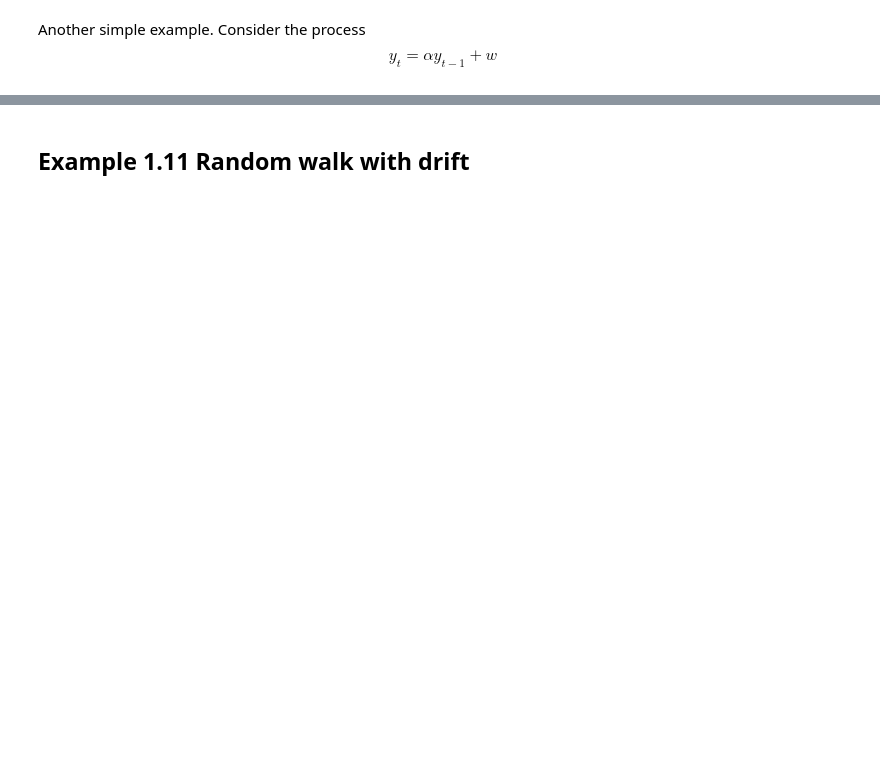
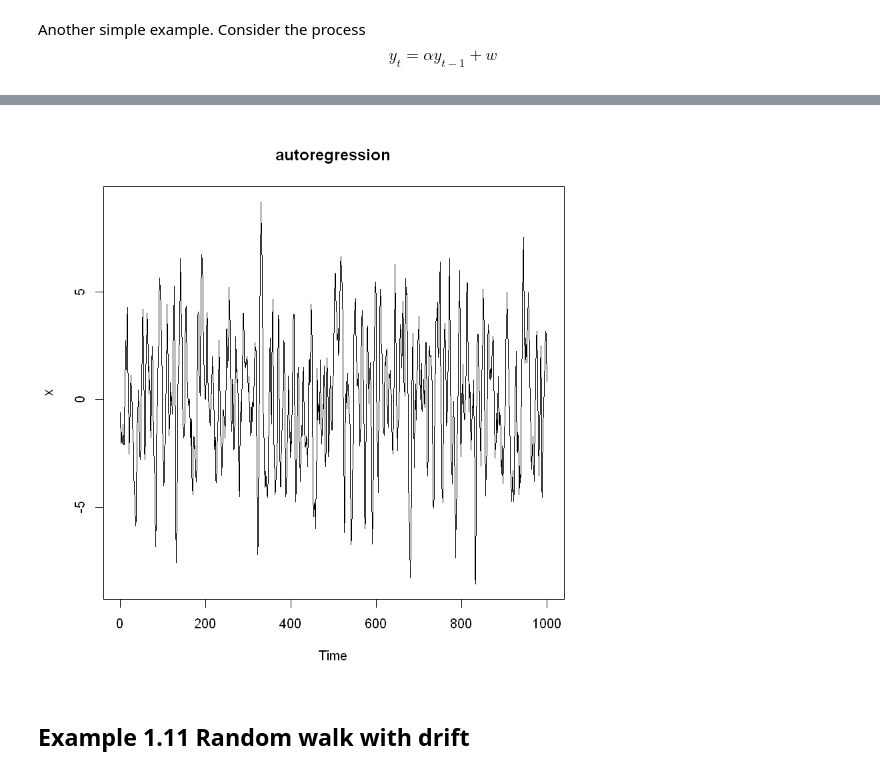
Before and after one commit to gdlunga/working, a Jupyter notebook: R/appunti/econometria_1.ipynb, the cells around one changed output, grey strips where cells are left out. Saved outputs shown, nothing was run; the diff lists cells and outputs as text; code cells hidden in the pictures; blank space fills up the shorter version.

```diff
--- a/R/appunti/econometria_1.ipynb
+++ b/R/appunti/econometria_1.ipynb
@@ -267,3 +280,9 @@ y variance (predicted) =  4.958238
+# %%
+w=rnorm(1000)
+x= filter(w, filter=c(1.5,-0.7),method="recursive")
+plot.ts(x, main="autoregression")
+# %% [output]
+[figure, added]
 # %% [markdown]
 ## Example 1.11 Random walk with drift
 # %%
```
Also changed, not shown: parts of 13 cells of this notebook, 1 other file.
